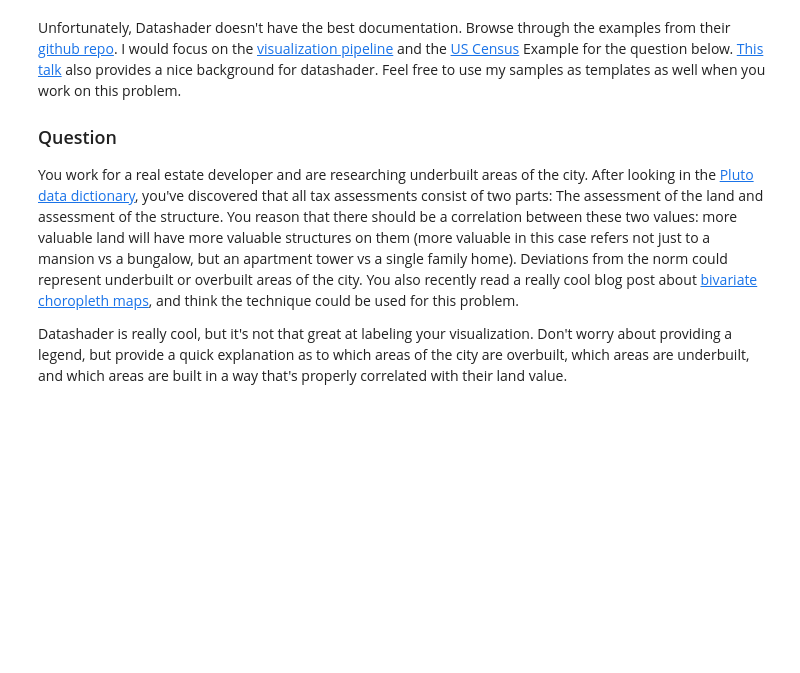
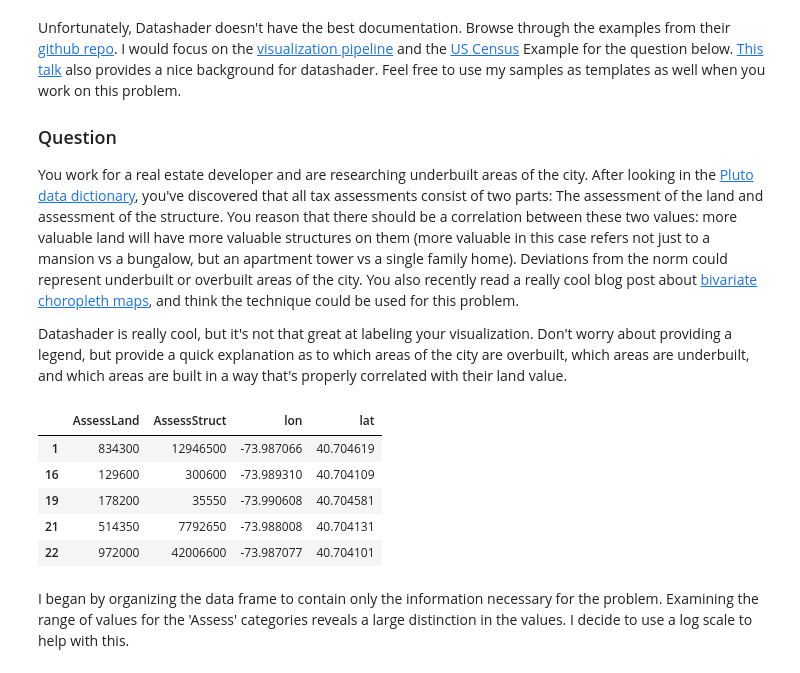
Before and after one commit to brian-cuny/608module1, a Jupyter notebook: module2/Module2.ipynb, the cells around one changed output. Drawn from its saved outputs; the diff is of its cells as text; code cells hidden in the pictures; blank space fills up the shorter version.

```diff
--- a/module2/Module2.ipynb
+++ b/module2/Module2.ipynb
@@ -323,3 +268,18 @@ Unfortunately, Datashader doesn't have the best documentation. Browse through th
 You work for a real estate developer and are researching underbuilt areas of the city. After looking in the [Pluto data dictionary](https://www1.nyc.gov/assets/planning/download/pdf/data-maps/open-data/pluto_datadictionary.pdf?v=17v1_1), you've discovered that all tax assessments consist of two parts: The assessment of the land and assessment of the structure. You reason that there should be a correlation between these two values: more valuable land will have more valuable structures on them (more valuable in this case refers not just to a mansion vs a bungalow, but an apartment tower vs a single family home). Deviations from the norm could represent underbuilt or overbuilt areas of the city. You also recently read a really cool blog post about [bivariate choropleth maps](http://www.joshuastevens.net/cartography/make-a-bivariate-choropleth-map/), and think the technique could be used for this problem.
 
 Datashader is really cool, but it's not that great at labeling your visualization. Don't worry about providing a legend, but provide a quick explanation as to which areas of the city are overbuilt, which areas are underbuilt, and which areas are built in a way that's properly correlated with their land value.
+# %%
+data = ny[['AssessLand', 'AssessTot', 'lon', 'lat']] \
+    .assign(AssessStruct = ny['AssessTot'] - ny['AssessLand']) \
+    .drop('AssessTot', axis = 1) \
+    .reindex(['AssessLand', 'AssessStruct', 'lon', 'lat'], axis=1)
+data.head()
+# %% [output]
+|  | AssessLand | AssessStruct | lon | lat |
+| 1 | 834300 | 12946500 | -73.987066 | 40.704619 |
+| 16 | 129600 | 300600 | -73.989310 | 40.704109 |
+| 19 | 178200 | 35550 | -73.990608 | 40.704581 |
+| 21 | 514350 | 7792650 | -73.988008 | 40.704131 |
+| 22 | 972000 | 42006600 | -73.987077 | 40.704101 |
+# %% [markdown]
+I began by organizing the data frame to contain only the information necessary for the problem. Examining the range of values for the 'Assess' categories reveals a large distinction in the values. I decide to use a log scale to help with this.
```
Also changed, not shown: parts of 16 cells of this notebook.
